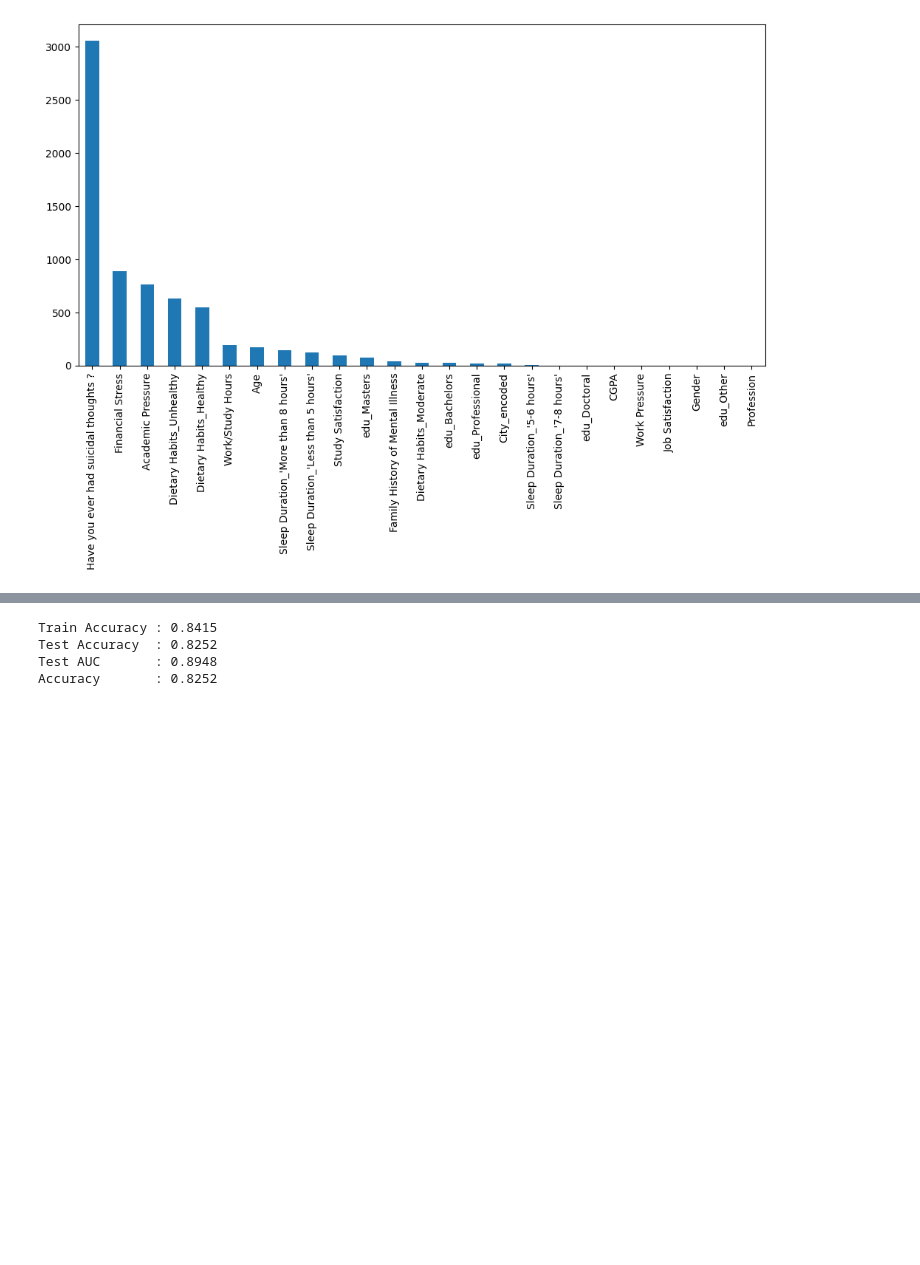
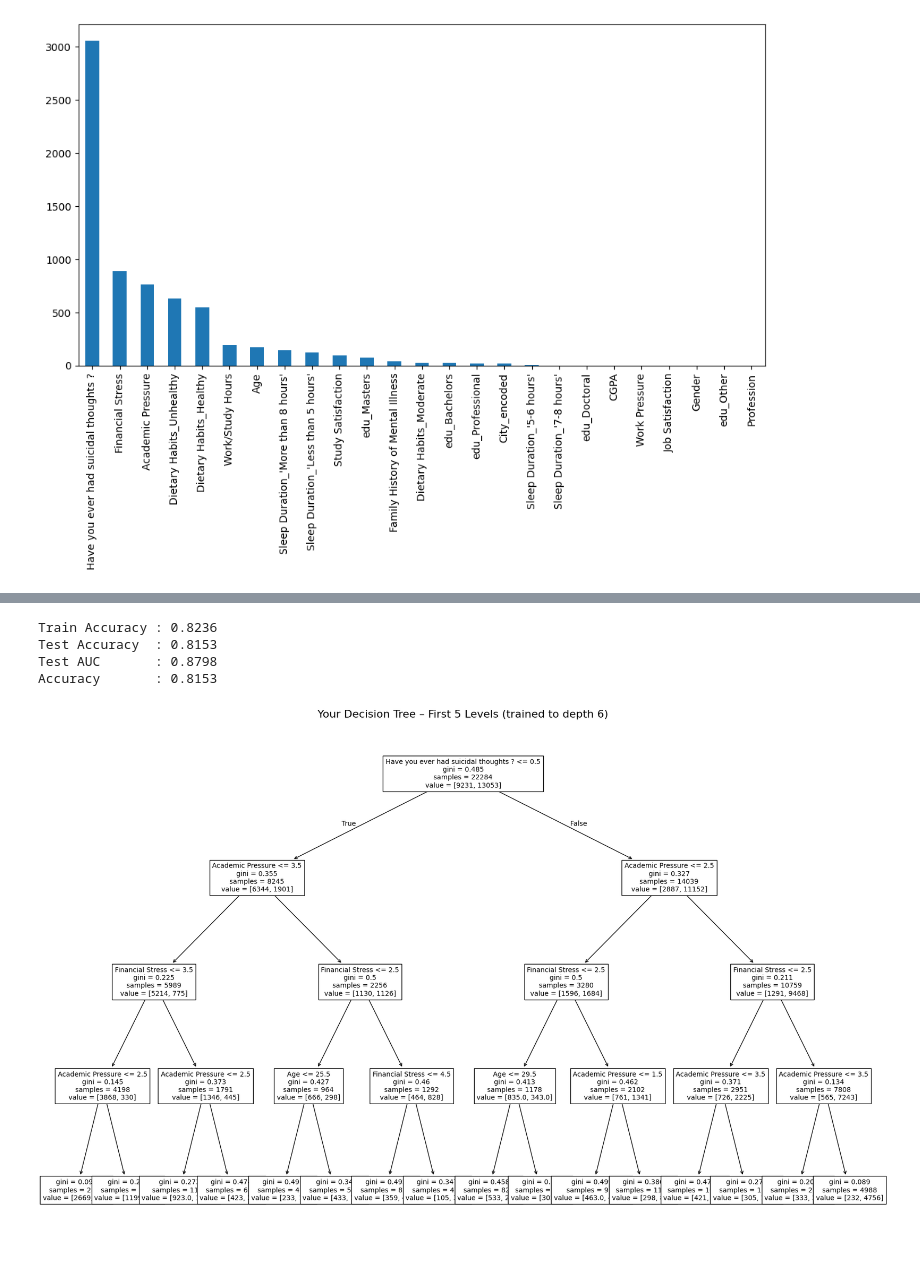
Before and after one commit to AleiyDroubi/Datascience, a Jupyter notebook: mental health project/dataset.ipynb, the cells around one changed output, grey strips where cells are left out. Cells and saved outputs as stored; diff of their text form; code cells hidden in the pictures; blank space fills up the shorter version.

```diff
--- a/mental health project/dataset.ipynb
+++ b/mental health project/dataset.ipynb
@@ -179,7 +179,7 @@ from sklearn.model_selection import train_test_split
 from sklearn.metrics import accuracy_score, roc_auc_score, classification_report
 
 x_train, x_test, y_train, y_test = train_test_split(x, y, test_size=0.2, random_state=42)
-dt = DecisionTreeClassifier(max_depth=6)
+dt = DecisionTreeClassifier(max_depth=4)
 dt.fit(x_train, y_train)
 y_pred = dt.predict(x_test)
 
@@ -193,7 +193,21 @@ print(f"Test Accuracy  : {test_acc:.4f}")
 print(f"Test AUC       : {test_auc:.4f}")
 print(f"Accuracy       : {accuracy:.4f}")
 # %% [output]
-Train Accuracy : 0.8415
-Test Accuracy  : 0.8252
-Test AUC       : 0.8948
-Accuracy       : 0.8252
+Train Accuracy : 0.8236
+Test Accuracy  : 0.8153
+Test AUC       : 0.8798
+Accuracy       : 0.8153
+# %%
+from sklearn.tree import plot_tree
+
+plt.figure(figsize=(22, 14))
+plot_tree(
+    dt,
+    fontsize=10,
+    feature_names=x.columns,
+    max_depth=4  # ← show only top 4 levels so it fits nicely
+)
+plt.title("Your Decision Tree – First 5 Levels (trained to depth 6)", fontsize=16)
+plt.show()
+# %% [output]
+[figure, added]
```
Also changed, not shown: parts of 5 cells of this notebook, 1 other file.
